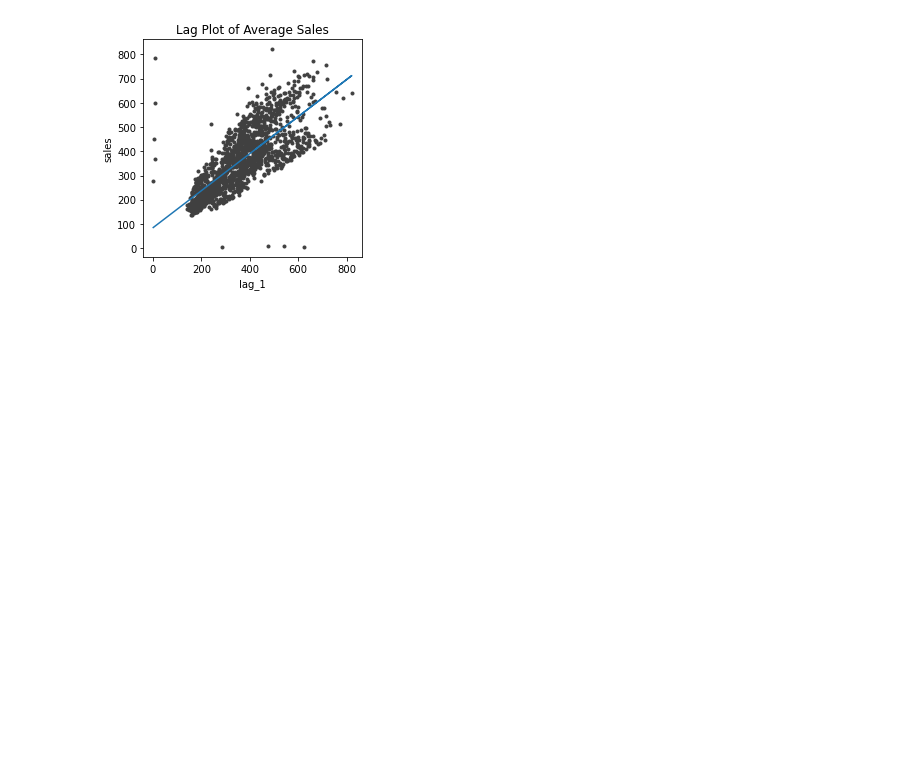
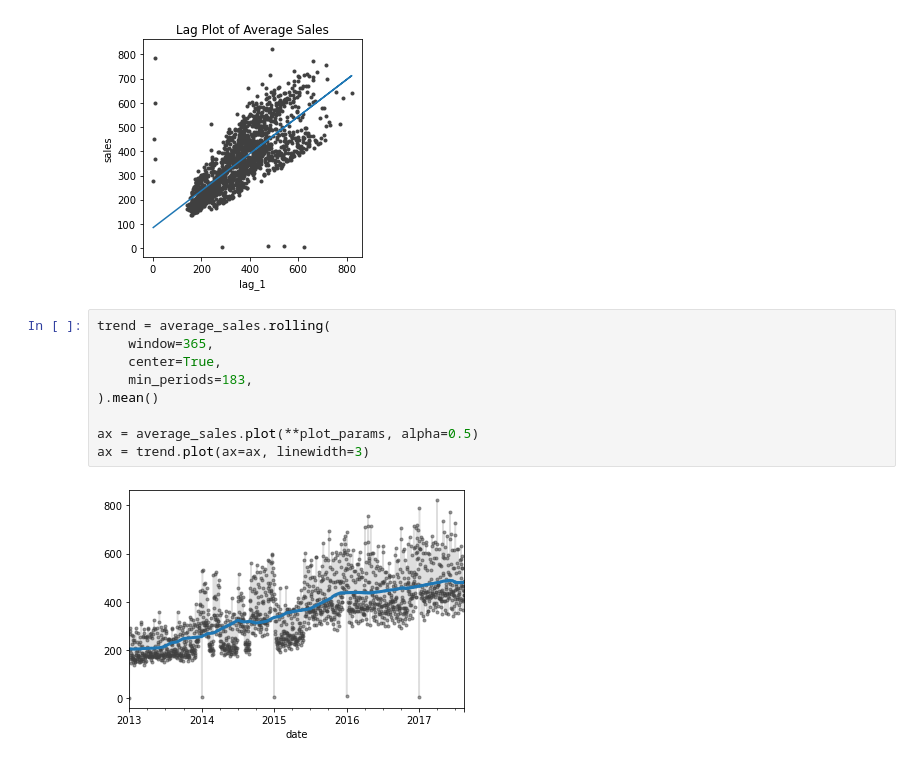
Before and after one commit to axefx/kaggle-store-sales, a Jupyter notebook: notebooks/exploratory_notebook.ipynb, the cells around one changed output. Drawn from its saved outputs; the diff is of its cells as text; blank space fills up the shorter version.

Commit message:
include a moving average plot, and trend feature with 90 day forecast

```diff
--- a/notebooks/exploratory_notebook.ipynb
+++ b/notebooks/exploratory_notebook.ipynb
@@ -131,3 +131,14 @@ ax.plot(X['lag_1'], y_pred)
 ax.set(aspect='equal', ylabel='sales', xlabel='lag_1', title='Lag Plot of Average Sales');
 # %% [output]
 [figure]
+# %%
+trend = average_sales.rolling(
+    window=365,
+    center=True,
+    min_periods=183,
+).mean()
+
+ax = average_sales.plot(**plot_params, alpha=0.5)
+ax = trend.plot(ax=ax, linewidth=3)
+# %% [output]
+[figure, added]
```
Also changed, not shown: parts of 2 cells of this notebook.
